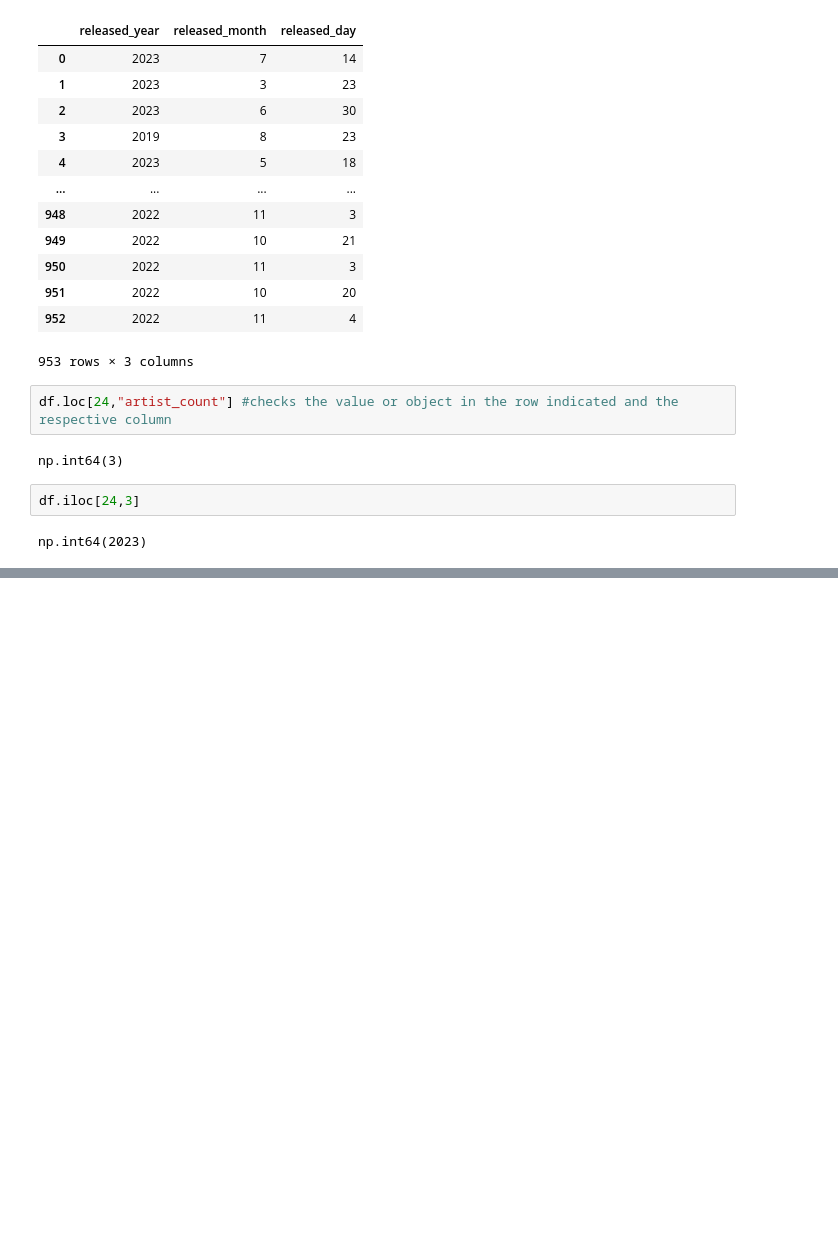
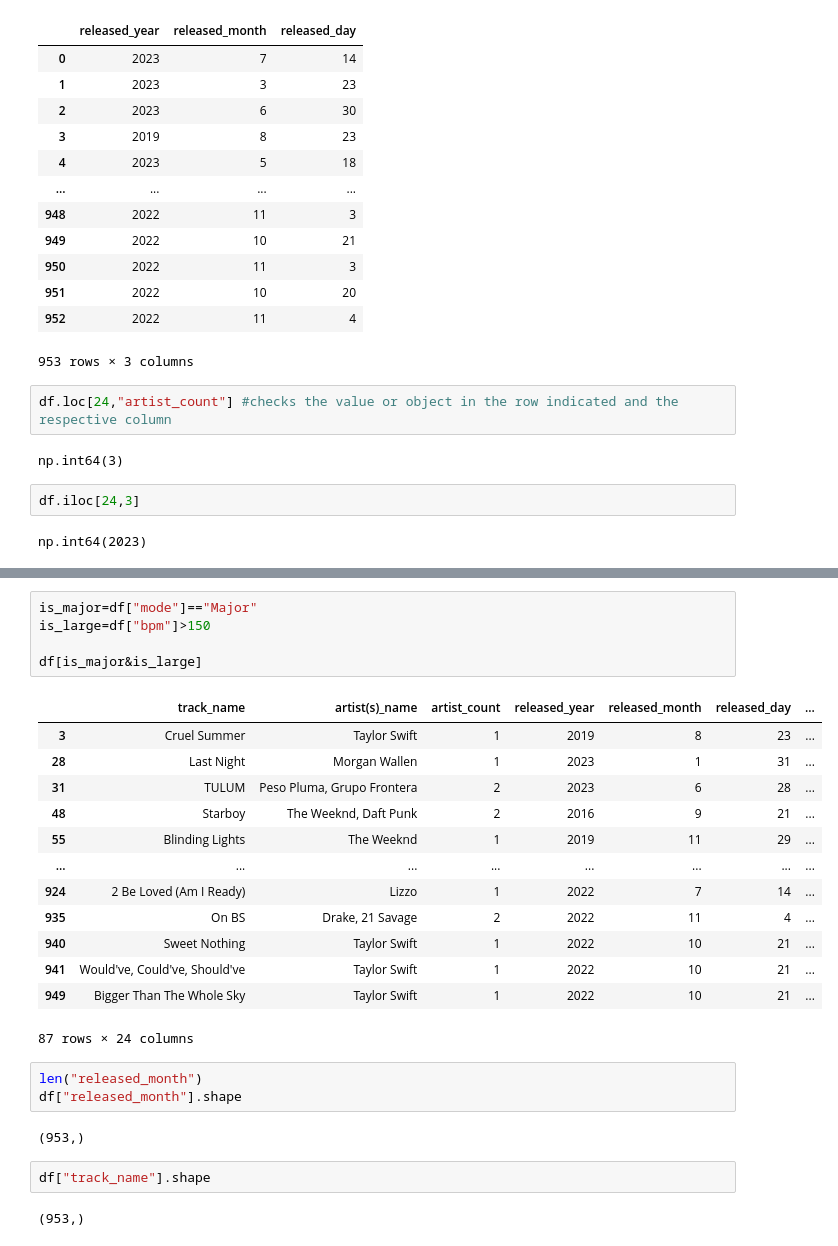
Before and after one commit to victoriairungu99-creator/CDAV-course, a Jupyter notebook: Day_9_week_2_Thursday_Pandas.ipynb, the cells around one changed output, grey strips where cells are left out. Saved outputs shown, nothing was run; the diff lists cells and outputs as text; blank space fills up the shorter version.

```diff
--- a/Day_9_week_2_Thursday_Pandas.ipynb
+++ b/Day_9_week_2_Thursday_Pandas.ipynb
@@ -195,0 +211,28 @@ np.int64(2023)
+# %%
+is_major=df["mode"]=="Major"
+is_large=df["bpm"]>150
+
+df[is_major&is_large]
+# %% [output]
+|  | track_name | artist(s)_name | artist_count | released_year | released_month | released_day | ... |
+| 3 | Cruel Summer | Taylor Swift | 1 | 2019 | 8 | 23 | ... |
+| 28 | Last Night | Morgan Wallen | 1 | 2023 | 1 | 31 | ... |
+| 31 | TULUM | Peso Pluma, Grupo Frontera | 2 | 2023 | 6 | 28 | ... |
+| 48 | Starboy | The Weeknd, Daft Punk | 2 | 2016 | 9 | 21 | ... |
+| 55 | Blinding Lights | The Weeknd | 1 | 2019 | 11 | 29 | ... |
+| ... | ... | ... | ... | ... | ... | ... | ... |
+| 924 | 2 Be Loved (Am I Ready) | Lizzo | 1 | 2022 | 7 | 14 | ... |
+| 935 | On BS | Drake, 21 Savage | 2 | 2022 | 11 | 4 | ... |
+| 940 | Sweet Nothing | Taylor Swift | 1 | 2022 | 10 | 21 | ... |
+| 941 | Would've, Could've, Should've | Taylor Swift | 1 | 2022 | 10 | 21 | ... |
+| 949 | Bigger Than The Whole Sky | Taylor Swift | 1 | 2022 | 10 | 21 | ... |
+87 rows × 24 columns
+# %%
+len("released_month")
+df["released_month"].shape
+# %% [output]
+(953,)
+# %%
+df["track_name"].shape
+# %% [output]
+(953,)
```
Also changed, not shown: parts of 14 cells of this notebook.
